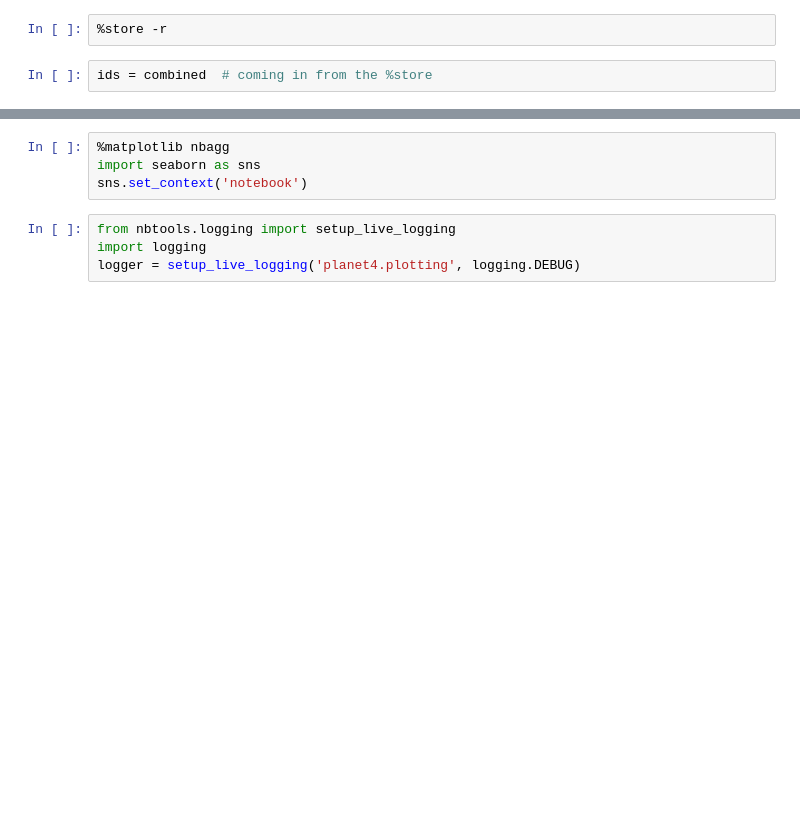
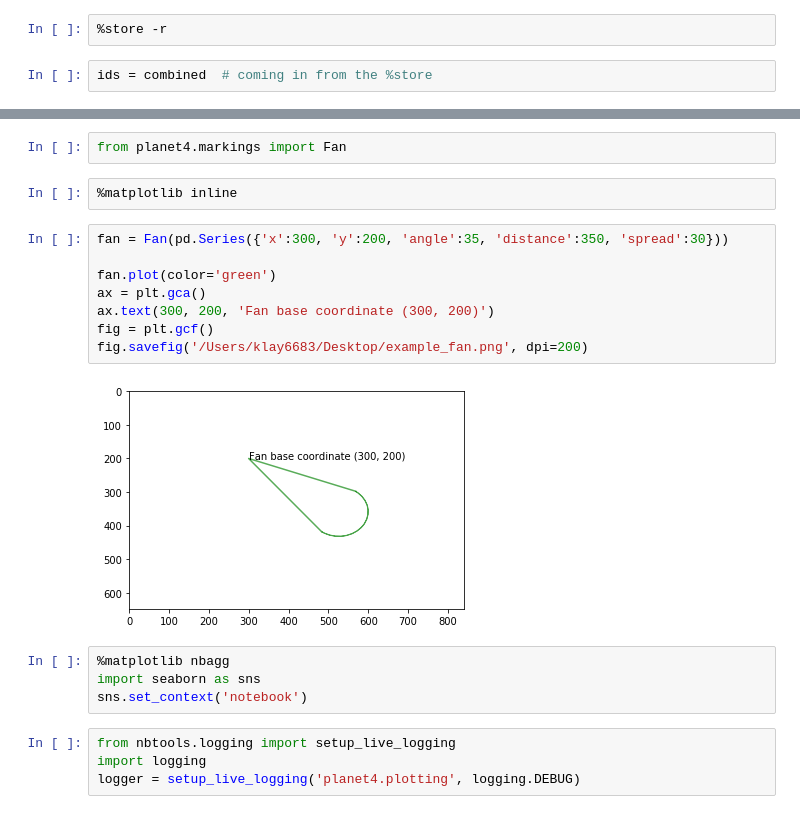
Before and after one commit to michaelaye/planet4, a Jupyter notebook: notebooks/plotting.ipynb, the cells around one changed output, grey strips where cells are left out. Cells and saved outputs as stored; diff of their text form; blank space fills up the shorter version.

```diff
--- a/notebooks/plotting.ipynb
+++ b/notebooks/plotting.ipynb
@@ -10,3 +32,17 @@ ids = combined  # coming in from the %store
+# %%
+from planet4.markings import Fan
+# %%
+%matplotlib inline
+# %%
+fan = Fan(pd.Series({'x':300, 'y':200, 'angle':35, 'distance':350, 'spread':30}))
+
+fan.plot(color='green')
+ax = plt.gca()
+ax.text(300, 200, 'Fan base coordinate (300, 200)')
+fig = plt.gcf()
+fig.savefig('/Users/klay6683/Desktop/example_fan.png', dpi=200)
+# %% [output]
+[figure, added]
 # %%
 %matplotlib nbagg
 import seaborn as sns
```
Also changed, not shown: parts of 4 cells of this notebook, 3 other files.
